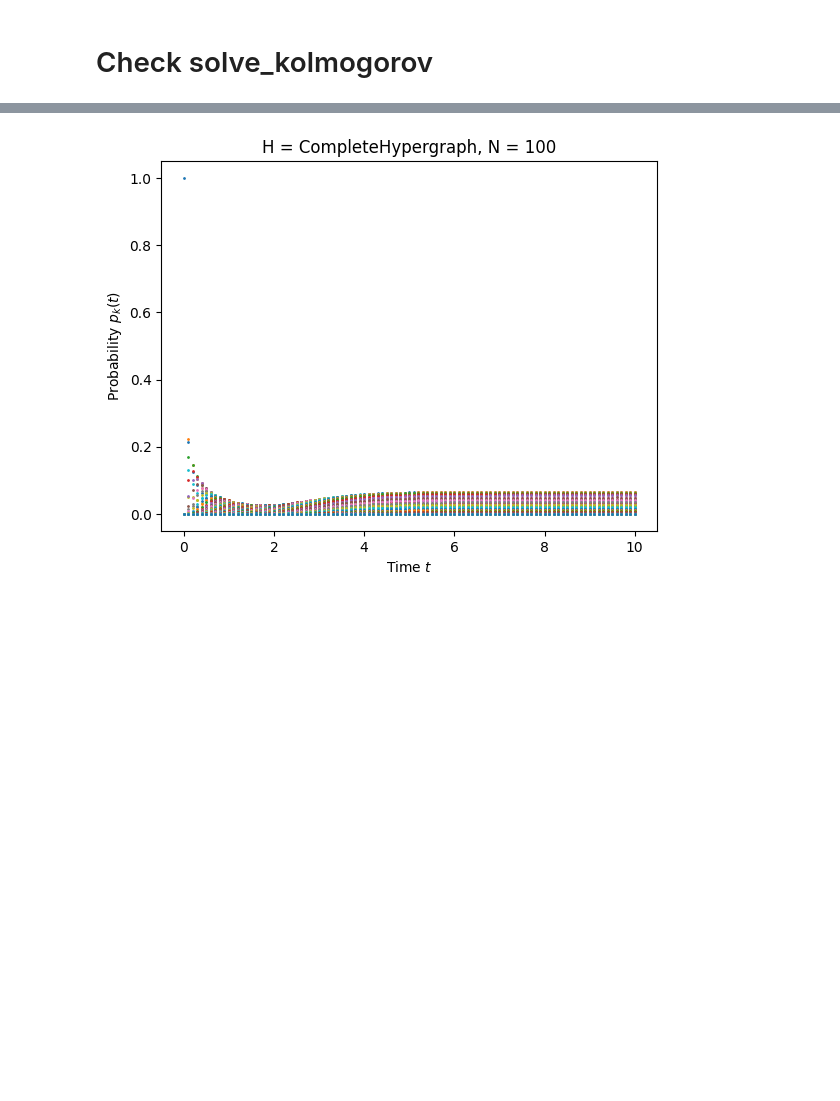
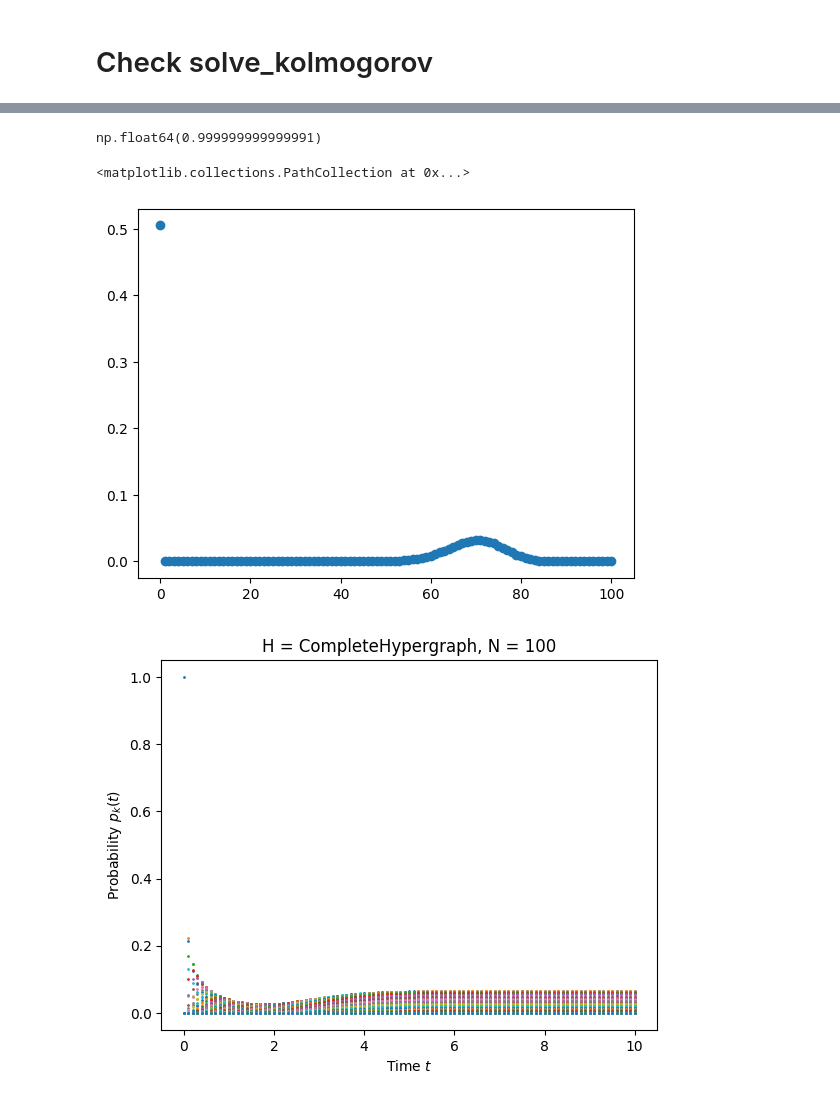
Before and after one commit to markolalovic/higher-order-contagion, a Jupyter notebook: notebooks/check-solve_kolmogorov.ipynb, the cells around one changed output, grey strips where cells are left out. Drawn from its saved outputs; the diff is of its cells as text; code cells hidden in the pictures; blank space fills up the shorter version.

```diff
--- a/notebooks/check-solve_kolmogorov.ipynb
+++ b/notebooks/check-solve_kolmogorov.ipynb
@@ -101,6 +101,19 @@ sol = solve_ivp(f_ode,
                 t_eval=t_eval,
                 method="RK45"
 )
+# %%
+p_vals = sol.y # matrix of shape (M x ntimes)
+M, ntimes = p_vals.shape # M = N + 1 for complete case
+# %%
+np.sum(p_vals[:, ntimes - 1])
+# %% [output]
+np.float64(0.999999999999991)
+# %%
+plt.figure()
+plt.scatter([k for k in range(N + 1)], p_vals[:, ntimes - 1])
+# %% [output]
+<matplotlib.collections.PathCollection at 0x...>
+[figure, added]
 # %%
 # plot the results: probability of each state over time
 plt.figure()
```
Also changed, not shown: parts of 5 cells of this notebook, 1 other file.
